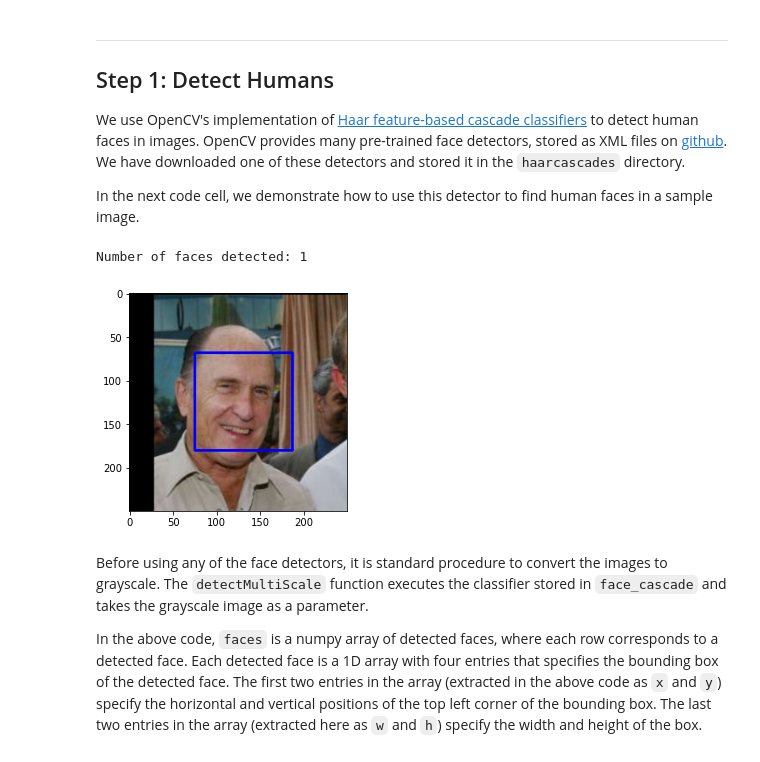
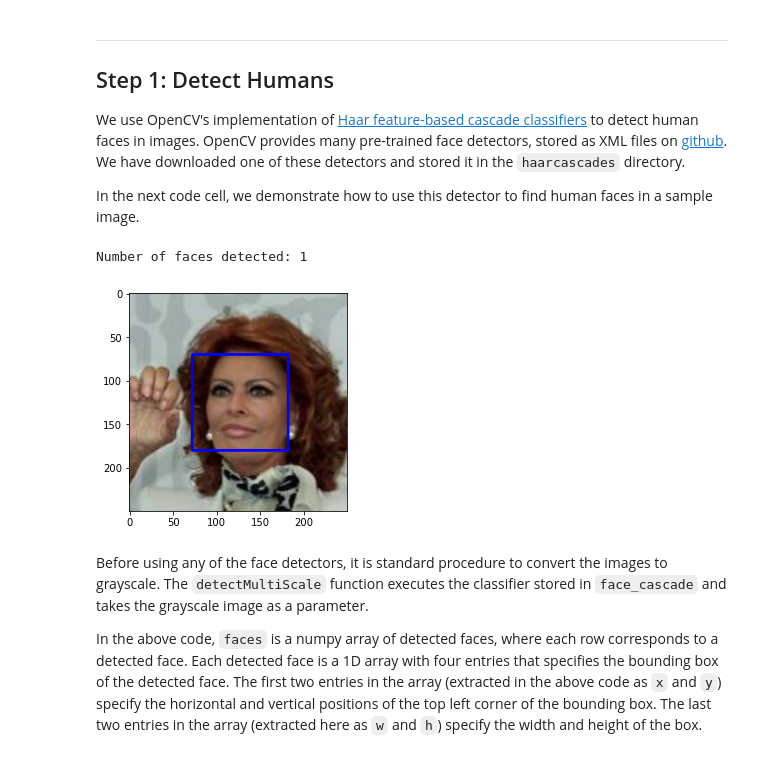
Before and after one commit to WhitneyOnTheWeb/JupyterNotebooks, a Jupyter notebook: Machine Learning/DogClassifier/dog_app.ipynb, the cells around one changed output. Cells and saved outputs as stored; diff of their text form; code cells hidden in the pictures.

```diff
--- a/Machine Learning/DogClassifier/dog_app.ipynb
+++ b/Machine Learning/DogClassifier/dog_app.ipynb
@@ -121,35 +120,35 @@ In the next code cell, we demonstrate how to use this detector to find human fac
 import cv2
 import matplotlib.pyplot as plt
 %matplotlib inline
 
 # extract pre-trained face detector
 face_cascade = cv2.CascadeClassifier('haarcascades/haarcascade_frontalface_alt.xml')
 
 # load color (BGR) image
-img = cv2.imread(human_files[3])
+img = cv2.imread(human_files[10])
 # convert BGR image to grayscale
 gray = cv2.cvtColor(img, cv2.COLOR_BGR2GRAY)
 
 # find faces in image
 faces = face_cascade.detectMultiScale(gray)
 
 # print number of faces detected in the image
 print('Number of faces detected:', len(faces))
 
 # get bounding box for each detected face
 for (x,y,w,h) in faces:
     # add bounding box to color image
     cv2.rectangle(img,(x,y),(x+w,y+h),(255,0,0),2)
 
 # convert BGR image to RGB for plotting
 cv_rgb = cv2.cvtColor(img, cv2.COLOR_BGR2RGB)
 
 # display the image, along with bounding box
 plt.imshow(cv_rgb)
 plt.show()
 # %% [output]
 Number of faces detected: 1
-[figure, old version]
+[figure, new version]
 # %% [markdown]
 Before using any of the face detectors, it is standard procedure to convert the images to grayscale.  The `detectMultiScale` function executes the classifier stored in `face_cascade` and takes the grayscale image as a parameter.
 
```
Also changed, not shown: parts of 15 cells of this notebook, 3 other files.
